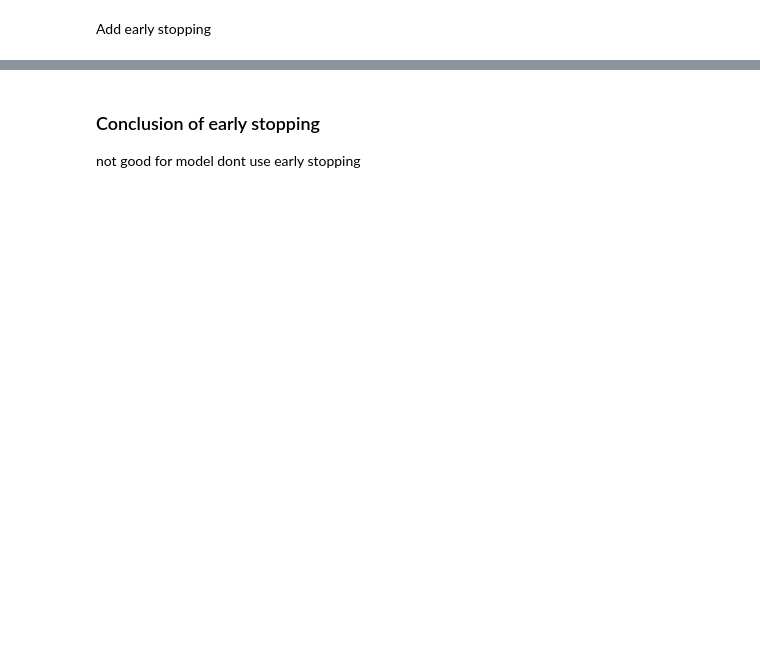
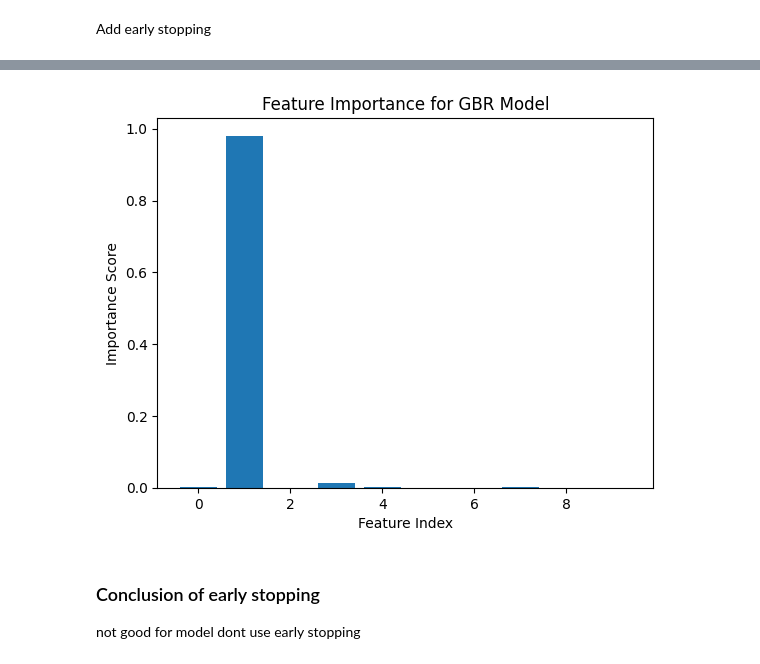
Before and after one commit to Zezoo123/DeFi-Arbitrage-and-Prediction-Tool, a Jupyter notebook: neural_networks/my_model.ipynb, the cells around one changed output, grey strips where cells are left out. Saved outputs shown, nothing was run; the diff lists cells and outputs as text; code cells hidden in the pictures; blank space fills up the shorter version.

```diff
--- a/neural_networks/my_model.ipynb
+++ b/neural_networks/my_model.ipynb
@@ -430,3 +430,12 @@ plt.show()
+# %%
+feature_importance = gbr.feature_importances_
+plt.bar(range(len(feature_importance)), feature_importance)
+plt.xlabel('Feature Index')
+plt.ylabel('Importance Score')
+plt.title('Feature Importance for GBR Model')
+plt.show()
+# %% [output]
+[figure, added]
 # %% [markdown]
 ### Conclusion of early stopping
 
```
Also changed, not shown: parts of 13 cells of this notebook.
